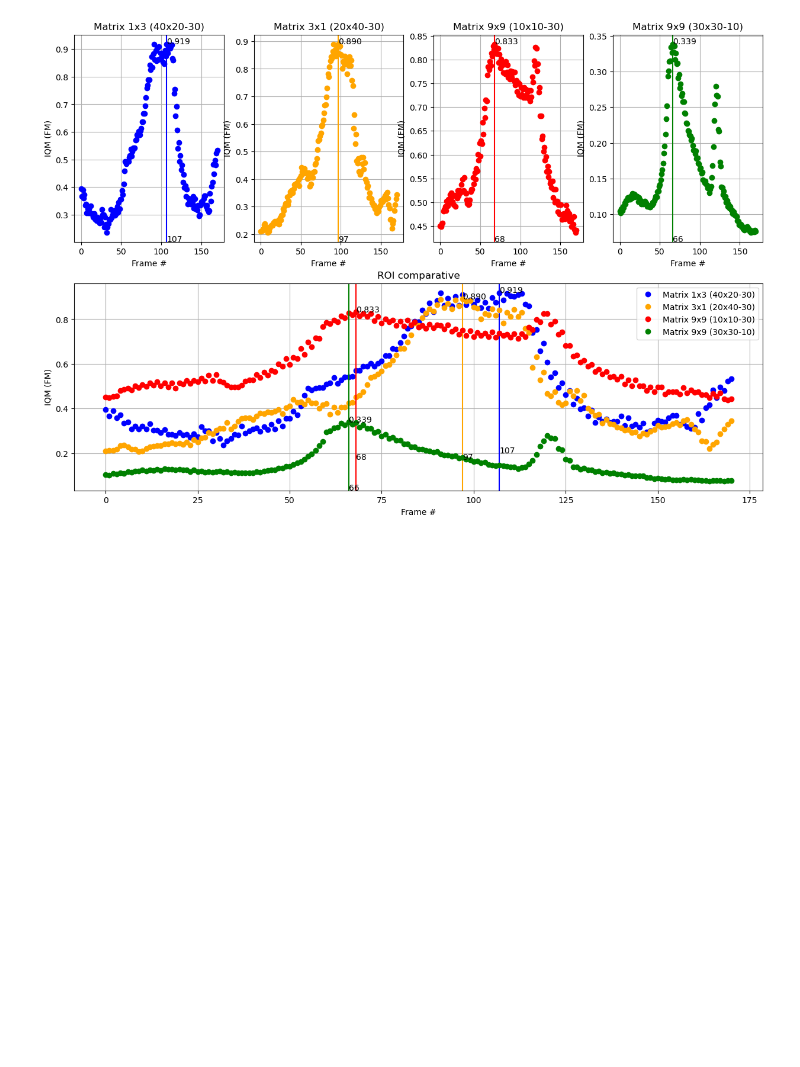
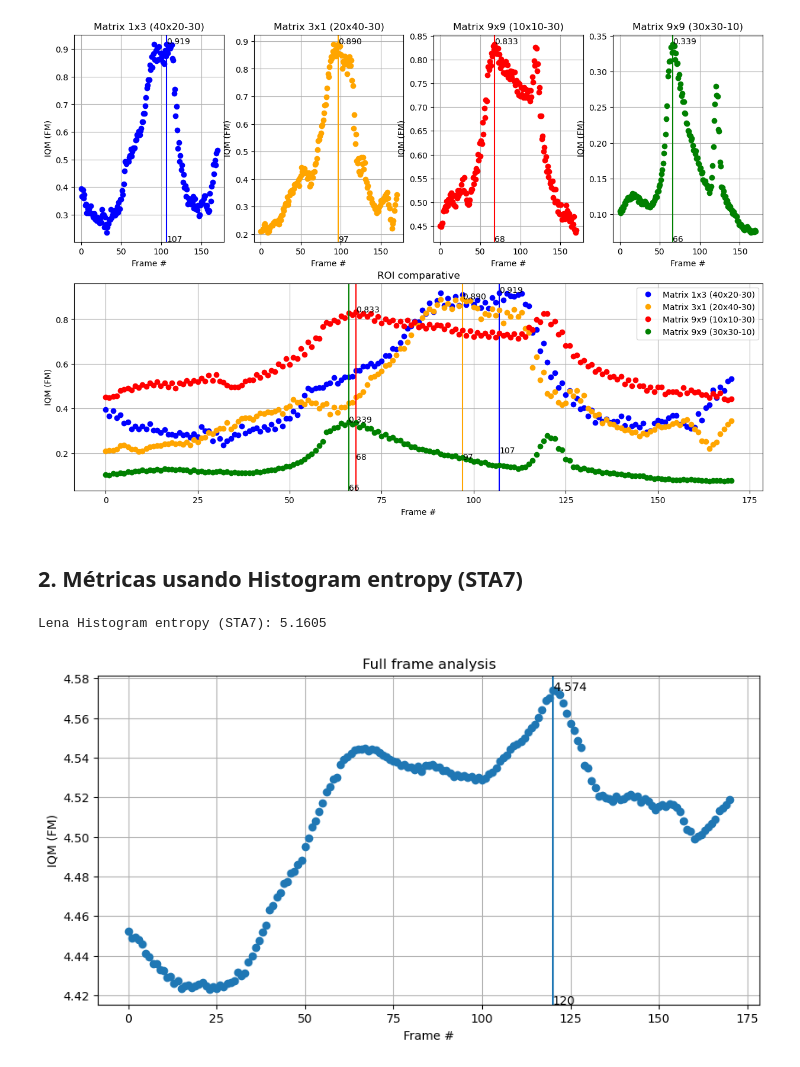
Before and after one commit to gjmv/CEIA_2025_B3_VpC1_TP2, a Jupyter notebook: VPC1_2025_B3_TP2.ipynb, the cells around one changed output. Saved outputs shown, nothing was run; the diff lists cells and outputs as text; code cells hidden in the pictures; blank space fills up the shorter version.

Commit message:
Ajustes para que los las funciones de medición puedan recibir el algoritmo de análisis de foco como parámetro. Agrega algoritmo Histogram entropy (STA7) y repite las pruebas usandolo.

```diff
--- a/VPC1_2025_B3_TP2.ipynb
+++ b/VPC1_2025_B3_TP2.ipynb
@@ -146,9 +146,9 @@ def plot_comparative(elements: list[list[float]], labels: list[str], figsize: li
 # %% [markdown]
 >  1. Medición sobre todo el frame
 # %%
-def full_frame_analysis(frame: np.ndarray) -> float:
+def full_frame_analysis(frame: np.ndarray, measure_func) -> float:
     """
-    Funcion que analiza el frame completo con el algoritmo image_quality_measure.
+    Funcion que analiza el frame completo con el algoritmo measure_func.
 
     Parameters
     ---------
@@ -160,6 +160,6 @@ def full_frame_analysis(frame: np.ndarray) -> float:
     (float)
         Resultado del analisis del frame
     """
-    return image_quality_measure(frame)
+    return measure_func(frame)
 # %%
 video_path = "./video/focus_video.mov"
@@ -326,3 +328,52 @@ colors = ["blue", "orange", "red", "green"]
 plot_comparative(matrix_frame_iqm, [r"Matrix 1x3 (40x20-30)", r"Matrix 3x1 (20x40-30)", r"Matrix 9x9 (10x10-30)", r"Matrix 9x9 (30x30-10)"], [15,10], colors)
 # %% [output]
 [figure]
+# %% [markdown]
+## 2. Métricas usando Histogram entropy (STA7)
+# %%
+def sta7_measure(gray_image: np.ndarray) -> float:
+    """
+    Calculate Histogram entropy (STA7) measure
+
+    Parameters
+    ---------
+    I (np.ndarray)
+        Source image
+
+    Returns
+    ---------
+    FM (float)
+        Histogram entropy (STA7) measure for input image
+    """
+    if (gray_image.ndim != 2): raise Exception("Only 2D (gray) images allowed.")
+
+    hist,_ = np.histogram(gray_image.ravel(),256,(0,256))
+    hist = hist / hist.sum()
+    res = 0
+    for Pk in hist:
+        if (Pk != 0):
+            res += Pk*np.log(Pk)
+    return -res
+# %%
+# Test algorithm
+img_lena = cv2.imread('./img/lena_std.tif', cv2.IMREAD_GRAYSCALE)
+print(f"Lena Histogram entropy (STA7): {sta7_measure(img_lena):.4f}")
+# %% [output]
+Lena Histogram entropy (STA7): 5.1605
+# %%
+video_path = "./video/focus_video.mov"
+full_frame_iqm = process_video(video_path, full_frame_analysis, measure_func=sta7_measure)
+# %%
+plt.figure(figsize=(10,5))
+plt.plot(full_frame_iqm, marker='o', linestyle='')
+max_frame = int(np.argmax(full_frame_iqm))
+plt.axvline(max_frame)
+plt.text(max_frame, plt.ylim()[0], str(max_frame))
+plt.text(max_frame, full_frame_iqm[max_frame], f"{full_frame_iqm[max_frame]:.3f}")
+plt.xlabel("Frame #")
+plt.ylabel("IQM (FM)")
+plt.title("Full frame analysis")
+plt.grid(True)
+plt.show()
+# %% [output]
+[figure, added]
```
Also changed, not shown: parts of 16 cells of this notebook.
